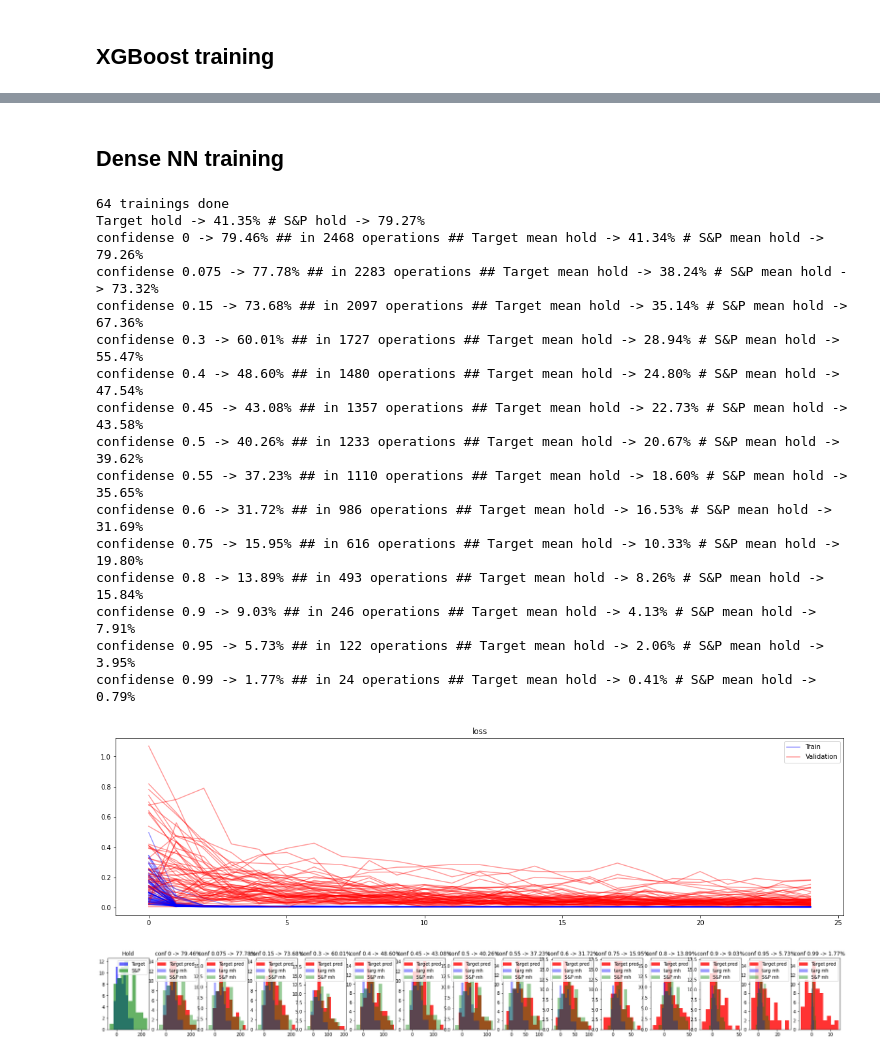
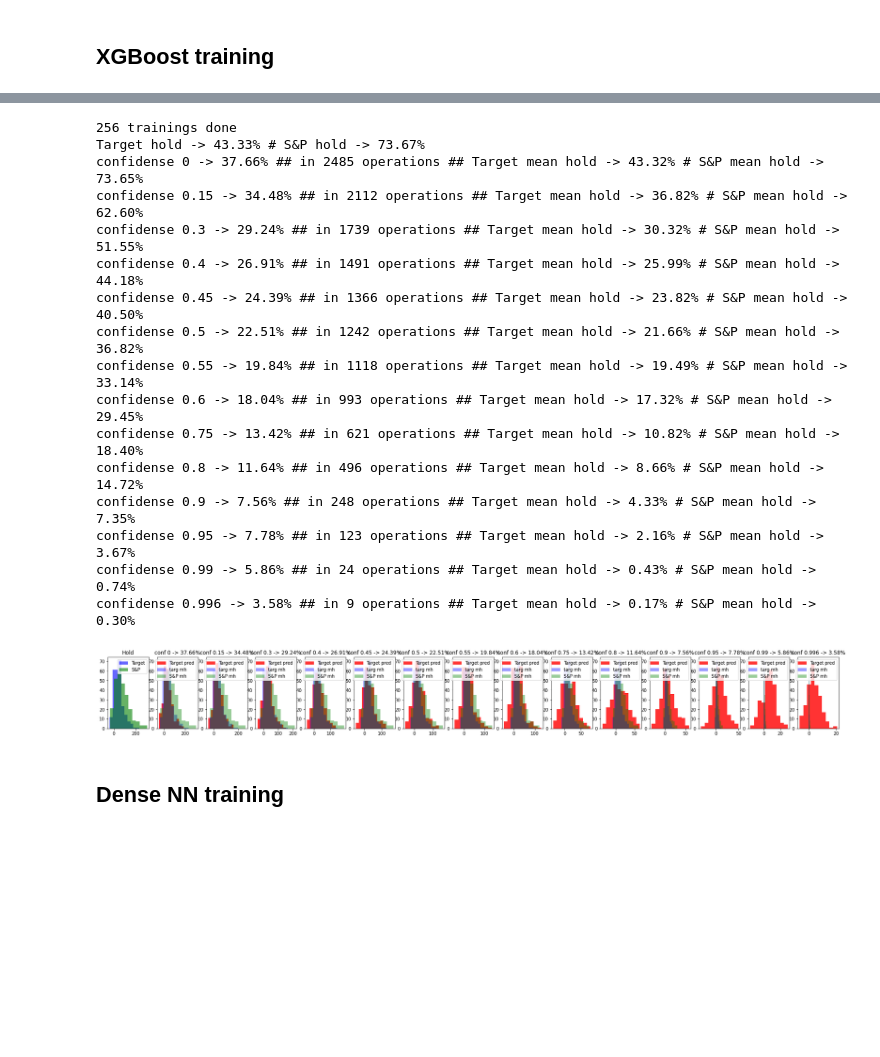
Before and after one commit to igormelekhin/stock_prediction, a Jupyter notebook: stock.ipynb, the cells around one changed output, grey strips where cells are left out. Cells and saved outputs as stored; diff of their text form; code cells hidden in the pictures; blank space fills up the shorter version.

```diff
--- a/stock.ipynb
+++ b/stock.ipynb
@@ -566,29 +692,26 @@ confidense 0.99 -> 5.81% ## in 25 operations ## Target mean hold -> 0.45% # S&P
+# %%
+ITERS=256
+datasetParams["USE"]=["USD","S&P","Gold","Brent"]
+datasetParams["INDICATORS"]=["Weekday","Monthday","LowestTarget","HighestTarget","EMA6","EMA13"]
+trainingParams["FUNC"]=trainXGB
+runTests(dateData,ITERS,confs,datasetParams,trainingParams)
+# %% [output]
+256 trainings done
+Target hold -> 43.33% # S&P hold -> 73.67%
+confidense 0 -> 37.66% ## in 2485 operations ## Target mean hold -> 43.32% # S&P mean hold -> 73.65%
+confidense 0.15 -> 34.48% ## in 2112 operations ## Target mean hold -> 36.82% # S&P mean hold -> 62.60%
+confidense 0.3 -> 29.24% ## in 1739 operations ## Target mean hold -> 30.32% # S&P mean hold -> 51.55%
+confidense 0.4 -> 26.91% ## in 1491 operations ## Target mean hold -> 25.99% # S&P mean hold -> 44.18%
+confidense 0.45 -> 24.39% ## in 1366 operations ## Target mean hold -> 23.82% # S&P mean hold -> 40.50%
+confidense 0.5 -> 22.51% ## in 1242 operations ## Target mean hold -> 21.66% # S&P mean hold -> 36.82%
+confidense 0.55 -> 19.84% ## in 1118 operations ## Target mean hold -> 19.49% # S&P mean hold -> 33.14%
+confidense 0.6 -> 18.04% ## in 993 operations ## Target mean hold -> 17.32% # S&P mean hold -> 29.45%
+confidense 0.75 -> 13.42% ## in 621 operations ## Target mean hold -> 10.82% # S&P mean hold -> 18.40%
+confidense 0.8 -> 11.64% ## in 496 operations ## Target mean hold -> 8.66% # S&P mean hold -> 14.72%
+confidense 0.9 -> 7.56% ## in 248 operations ## Target mean hold -> 4.33% # S&P mean hold -> 7.35%
+confidense 0.95 -> 7.78% ## in 123 operations ## Target mean hold -> 2.16% # S&P mean hold -> 3.67%
+confidense 0.99 -> 5.86% ## in 24 operations ## Target mean hold -> 0.43% # S&P mean hold -> 0.74%
+confidense 0.996 -> 3.58% ## in 9 operations ## Target mean hold -> 0.17% # S&P mean hold -> 0.30%
+[figure, added]
 # %% [markdown]
 ## Dense NN training
-# %%
-ITERS=64
-trainingParams["FUNC"]=trainTF
-trainingParams["LOSS"]="mse"
-trainingParams["ITERS"]=25
-trainingParams["LAYERS"]=[32]
-trainingParams["MODEL"]=buildDense
-runTests(dateData,ITERS,confs,datasetParams,trainingParams)
-# %% [output]
-64 trainings done
-Target hold -> 41.35% # S&P hold -> 79.27%
-confidense 0 -> 79.46% ## in 2468 operations ## Target mean hold -> 41.34% # S&P mean hold -> 79.26%
-confidense 0.075 -> 77.78% ## in 2283 operations ## Target mean hold -> 38.24% # S&P mean hold -> 73.32%
-confidense 0.15 -> 73.68% ## in 2097 operations ## Target mean hold -> 35.14% # S&P mean hold -> 67.36%
-confidense 0.3 -> 60.01% ## in 1727 operations ## Target mean hold -> 28.94% # S&P mean hold -> 55.47%
-confidense 0.4 -> 48.60% ## in 1480 operations ## Target mean hold -> 24.80% # S&P mean hold -> 47.54%
-confidense 0.45 -> 43.08% ## in 1357 operations ## Target mean hold -> 22.73% # S&P mean hold -> 43.58%
-confidense 0.5 -> 40.26% ## in 1233 operations ## Target mean hold -> 20.67% # S&P mean hold -> 39.62%
-confidense 0.55 -> 37.23% ## in 1110 operations ## Target mean hold -> 18.60% # S&P mean hold -> 35.65%
-confidense 0.6 -> 31.72% ## in 986 operations ## Target mean hold -> 16.53% # S&P mean hold -> 31.69%
-confidense 0.75 -> 15.95% ## in 616 operations ## Target mean hold -> 10.33% # S&P mean hold -> 19.80%
-confidense 0.8 -> 13.89% ## in 493 operations ## Target mean hold -> 8.26% # S&P mean hold -> 15.84%
-confidense 0.9 -> 9.03% ## in 246 operations ## Target mean hold -> 4.13% # S&P mean hold -> 7.91%
-confidense 0.95 -> 5.73% ## in 122 operations ## Target mean hold -> 2.06% # S&P mean hold -> 3.95%
-confidense 0.99 -> 1.77% ## in 24 operations ## Target mean hold -> 0.41% # S&P mean hold -> 0.79%
-[figure, removed]
-[figure, removed]
```
Also changed, not shown: parts of 25 cells of this notebook.
